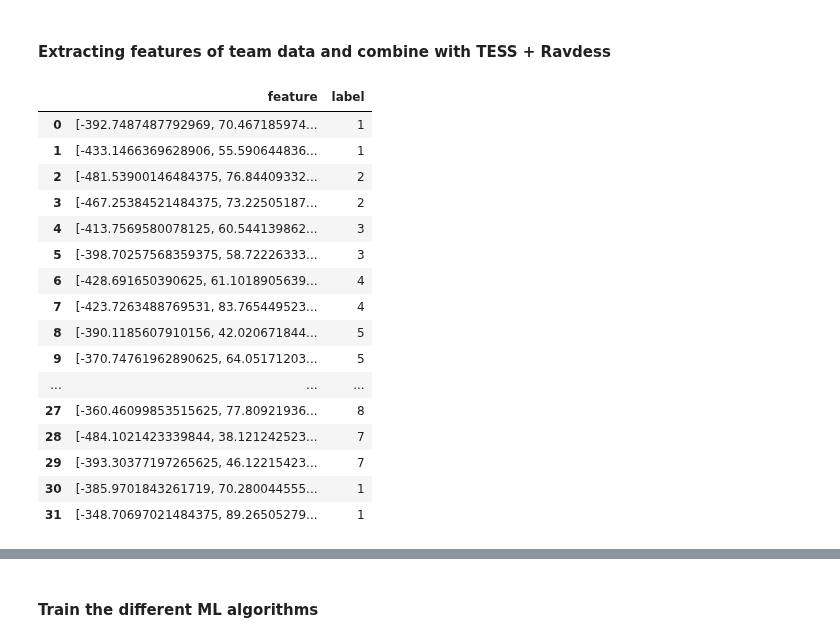
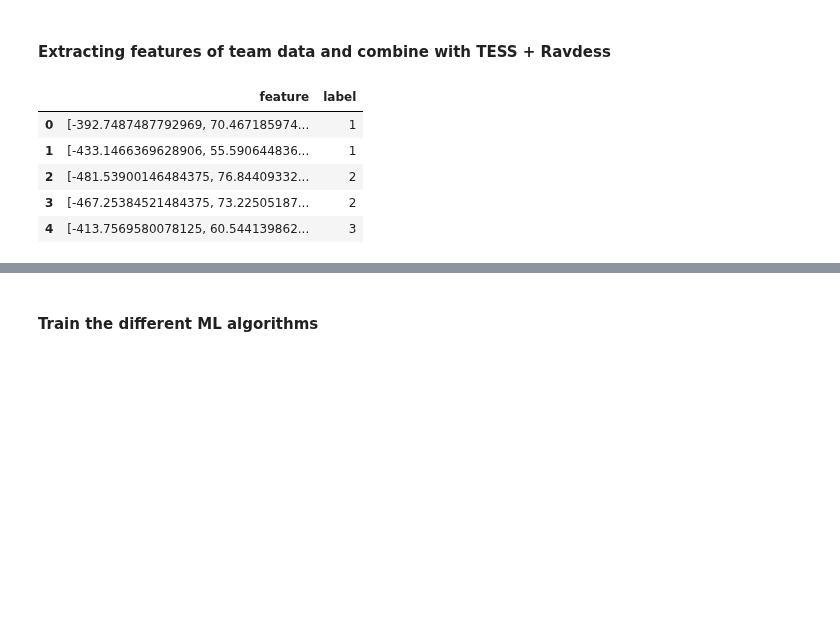
Before and after one commit to vchandraiitk/datascience, a Jupyter notebook: Vikas_M3_NB_MiniProject_3_Emotion_Classification_from_Speech.ipynb, the cells around one changed output, grey strips where cells are left out. Cells and saved outputs as stored; diff of their text form; code cells hidden in the pictures; blank space fills up the shorter version.

```diff
--- a/Vikas_M3_NB_MiniProject_3_Emotion_Classification_from_Speech.ipynb
+++ b/Vikas_M3_NB_MiniProject_3_Emotion_Classification_from_Speech.ipynb
@@ -394,15 +381,3 @@ emotion_encoder("sad")
 4
 # %% [markdown]
 #### TESS data feature extraction
-# %%
-# YOUR CODE HERE (Task-7)
-df_Tess = pd.DataFrame(columns=['feature', 'label'])
-for file in Tess_files:
-    feature = extract_feature(file)
-    #label = emotion_encoder(file.split('/')[1])
-    #print(file)
-    size = file.split('_').__len__()
-    label = file.split('_')[size-1].split('.')[0]
-    #print(label)
-    df_Tess.loc[len(df_Tess)] = [feature, emotions.get(label)]
-    #sample_feature = extract_feature(Tess_files[0]) #,mfcc=True, chroma=True, mel=True)
@@ -414,9 +418,9 @@ array([6, 8, 4, 5, 7, 3, 1])
 #### Ravdess data feature extraction
 # %%
 # YOUR CODE HERE (Task-8)
-df_ravdess = pd.DataFrame(columns=['feature', 'label'])
-for file in Ravdess_files:
-    feature = extract_feature(file)
-    emotion = file.split('_')[2].split('.')[0]
-    #print(emotion_encoder(emotion))
-    df_ravdess.loc[len(df_ravdess)] = [feature, emotion_encoder(emotion)]
+# df_ravdess = pd.DataFrame(columns=['feature', 'label'])
+# for file in Ravdess_files:
+#     feature = extract_feature(file)
+#     emotion = file.split('_')[2].split('.')[0]
+#     #print(emotion_encoder(emotion))
+#     df_ravdess.loc[len(df_ravdess)] = [feature, emotion_encoder(emotion)]
@@ -653,23 +737,12 @@ for file in Team_files:
     #print(emotion_encoder(emotion))
     df_team.loc[len(df_team)] = [feature, emotion_encoder(emotion)]
 # %%
-df_team
+df_team.head(5)
 # %% [output]
 |  | feature | label |
 | 0 | [-392.7487487792969, 70.467185974... | 1 |
 | 1 | [-433.1466369628906, 55.590644836... | 1 |
 | 2 | [-481.53900146484375, 76.84409332... | 2 |
 | 3 | [-467.25384521484375, 73.22505187... | 2 |
 | 4 | [-413.7569580078125, 60.544139862... | 3 |
-| 5 | [-398.70257568359375, 58.72226333... | 3 |
-| 6 | [-428.691650390625, 61.1018905639... | 4 |
-| 7 | [-423.7263488769531, 83.765449523... | 4 |
-| 8 | [-390.1185607910156, 42.020671844... | 5 |
-| 9 | [-370.74761962890625, 64.05171203... | 5 |
-| ... | ... | ... |
-| 27 | [-360.46099853515625, 77.80921936... | 8 |
-| 28 | [-484.1021423339844, 38.121242523... | 7 |
-| 29 | [-393.30377197265625, 46.12215423... | 7 |
-| 30 | [-385.9701843261719, 70.280044555... | 1 |
-| 31 | [-348.70697021484375, 89.26505279... | 1 |
 # %%
```
Also changed, not shown: parts of 23 cells of this notebook.
